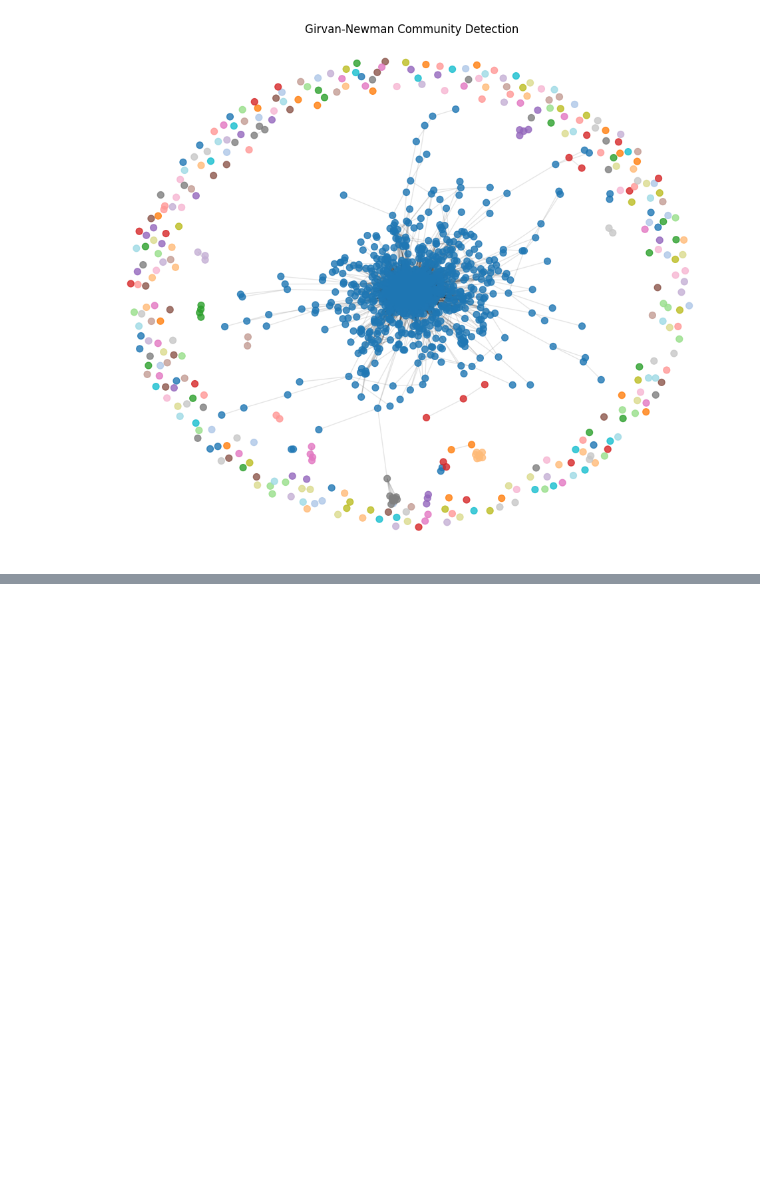
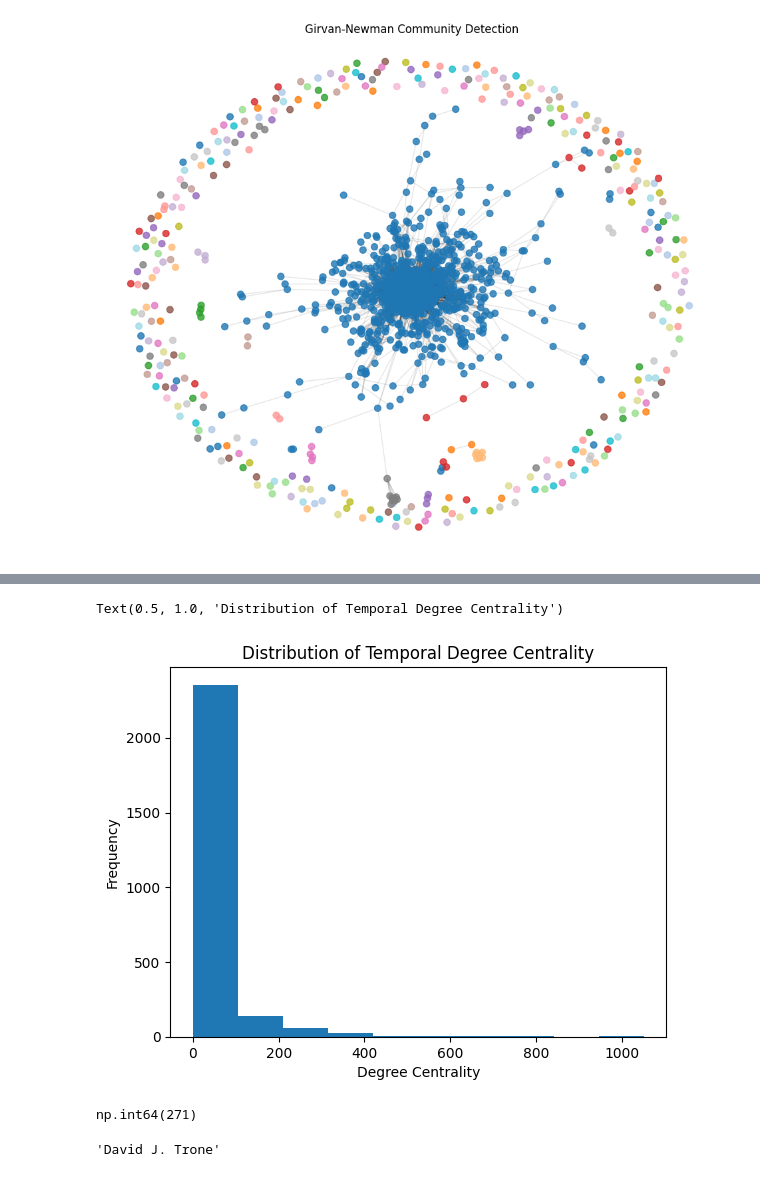
Before and after one commit to nurfnick/NetworkScience, a Jupyter notebook: Project/project.ipynb, the cells around one changed output, grey strips where cells are left out. Cells and saved outputs as stored; diff of their text form; code cells hidden in the pictures; blank space fills up the shorter version.

Commit message:
Got some of the temporal stuff working.  Not much progress but something else to talk about in a presentation

```diff
--- a/Project/project.ipynb
+++ b/Project/project.ipynb
@@ -512,0 +558,26 @@ Modularity: 0.0076
+# %%
+edges_data_2020 = []
+for u, v, data in graph_2020.edges(data=True):
+    weight = data.get('weight', 1.0) # Default weight to 1.0 if not present
+    edges_data_2020.append({
+        'i': u,
+        'j': v,
+        'weight': weight,
+        't': 2020
+    })
+
+edges_df2 = pd.DataFrame(edges_data_2020)
+
+edges_data_2022 = []
+for u, v, data in graph_2022.edges(data=True):
+    weight = data.get('weight', 1.0) # Default weight to 1.0 if not present
+    edges_data_2022.append({
+        'i': u,
+        'j': v,
+        'weight': weight,
+        't': 2022
+    })
+
+edges_df3 = pd.DataFrame(edges_data_2022)
+
+edges_df = pd.concat([edges_df,edges_df2, edges_df3], ignore_index=True)
@@ -512,0 +588,10 @@ Modularity: 0.0076
+# %%
+all_nodes = pd.concat([edges_df['i'], edges_df['j']]).unique()
+node_to_int = {name: i for i, name in enumerate(all_nodes)}
+
+# Map string node names to integer IDs
+edges_df_mapped = edges_df.copy()
+edges_df_mapped['i'] = edges_df_mapped['i'].map(node_to_int)
+edges_df_mapped['j'] = edges_df_mapped['j'].map(node_to_int)
+
+tnet = teneto.TemporalNetwork(from_df=edges_df_mapped)
@@ -512,0 +620,29 @@ Modularity: 0.0076
+# %%
+temporal_degree_centrality = teneto.networkmeasures.temporal_degree_centrality(tnet)
+plt.hist(temporal_degree_centrality)
+plt.xlabel('Degree Centrality')
+plt.ylabel('Frequency')
+plt.title('Distribution of Temporal Degree Centrality')
+# %% [output]
+Text(0.5, 1.0, 'Distribution of Temporal Degree Centrality')
+[figure, added]
+# %%
+import numpy as np
+
+np.argmax(temporal_degree_centrality)
+# %% [output]
+np.int64(271)
+# %%
+def get_key_from_value(dictionary, target_value):
+    """
+    Returns the key associated with the target_value in the given dictionary.
+    If multiple keys have the same value, it returns the first one found.
+    If the value is not found, it returns None.
+    """
+    for key, value in dictionary.items():
+        if value == target_value:
+            return key
+    return None
+get_key_from_value(node_to_int,271)
+# %% [output]
+'David J. Trone'
```
Also changed, not shown: parts of 6 cells of this notebook.
